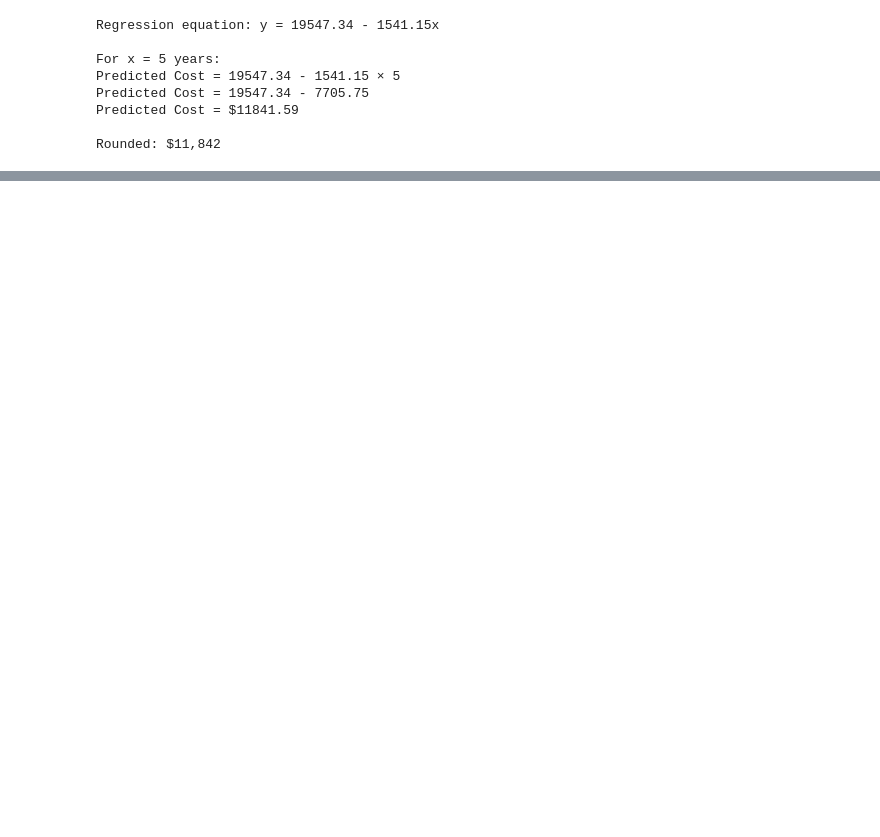
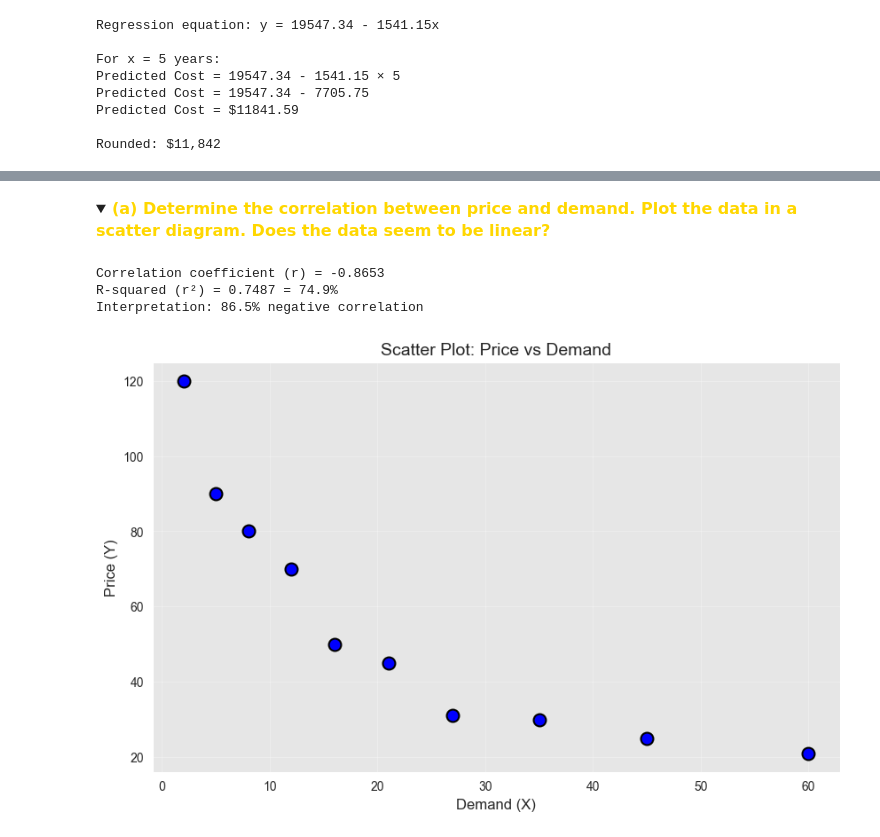
Before and after one commit to wandiyajames-arch/high-dim-data-analysis, a Jupyter notebook: exercise/exer_1.ipynb, the cells around one changed output, grey strips where cells are left out. Drawn from its saved outputs; the diff is of its cells as text; code cells hidden in the pictures; folded sections open; blank space fills up the shorter version.

```diff
--- a/exercise/exer_1.ipynb
+++ b/exercise/exer_1.ipynb
@@ -644,0 +678,28 @@ ValueError: Cannot calculate a linear regression if all x values are identical
+# %% [markdown]
+<details>
+  <summary><font size="3" color="gold"><b>(a) Determine the correlation between price and demand. Plot the data in a scatter diagram. Does the data seem to be linear?</b></font></summary>
+# %%
+# Data
+demand = np.array([2, 5, 8, 12, 16, 21, 27, 35, 45, 60])  # X variable
+price = np.array([120, 90, 80, 70, 50, 45, 31, 30, 25, 21])  # Y variable
+# %%
+# Calculate correlation
+r, p_value = stats.pearsonr(demand, price)
+print(f"Correlation coefficient (r) = {r:.4f}")
+print(f"R-squared (r²) = {r**2:.4f} = {r**2*100:.1f}%")
+print(f"Interpretation: {abs(r):.1%} {'negative' if r < 0 else 'positive'} correlation")
+# %% [output]
+Correlation coefficient (r) = -0.8653
+R-squared (r²) = 0.7487 = 74.9%
+Interpretation: 86.5% negative correlation
+# %%
+# Create scatter plot
+plt.figure(figsize=(10, 6))
+plt.scatter(demand, price, color='blue', s=100, edgecolor='black', linewidth=1.5)
+plt.xlabel('Demand (X)', fontsize=12)
+plt.ylabel('Price (Y)', fontsize=12)
+plt.title('Scatter Plot: Price vs Demand', fontsize=14)
+plt.grid(True, alpha=0.3)
+plt.show()
+# %% [output]
+[figure, added]
```
Also changed, not shown: parts of 32 cells of this notebook, 3 other files.
